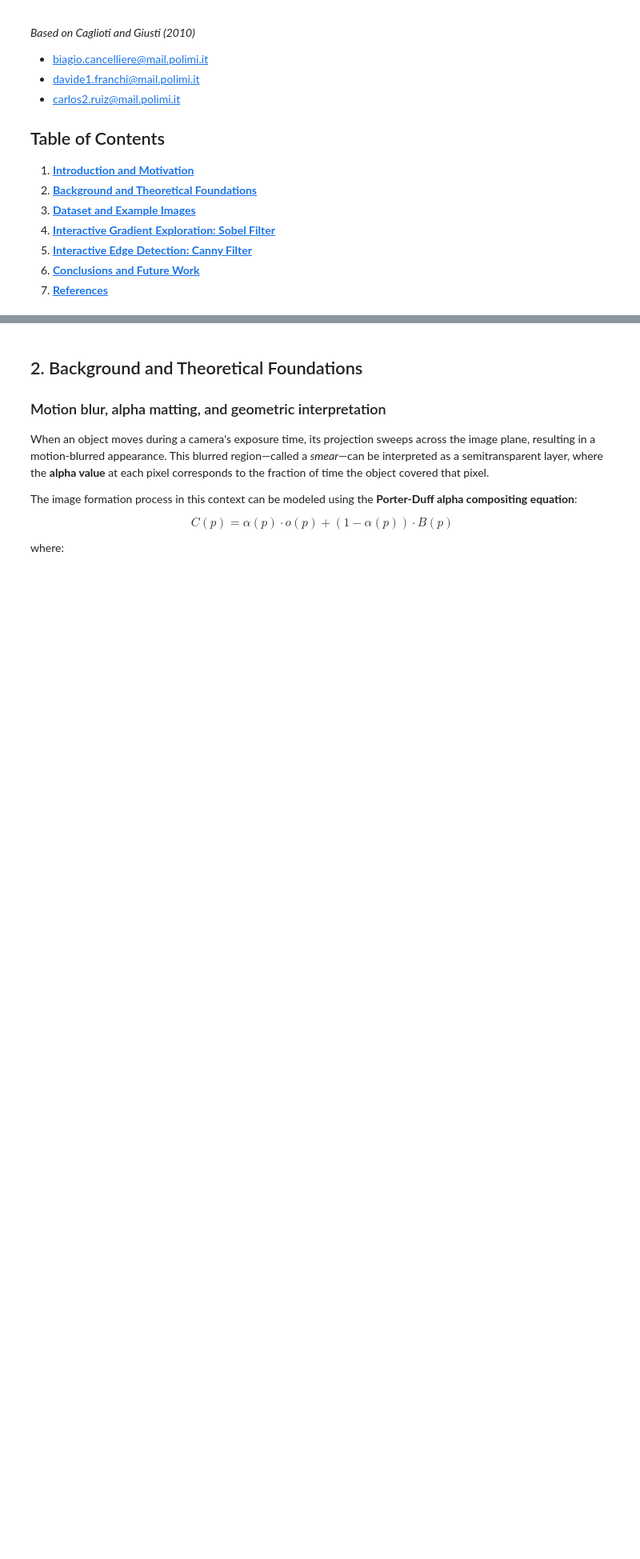
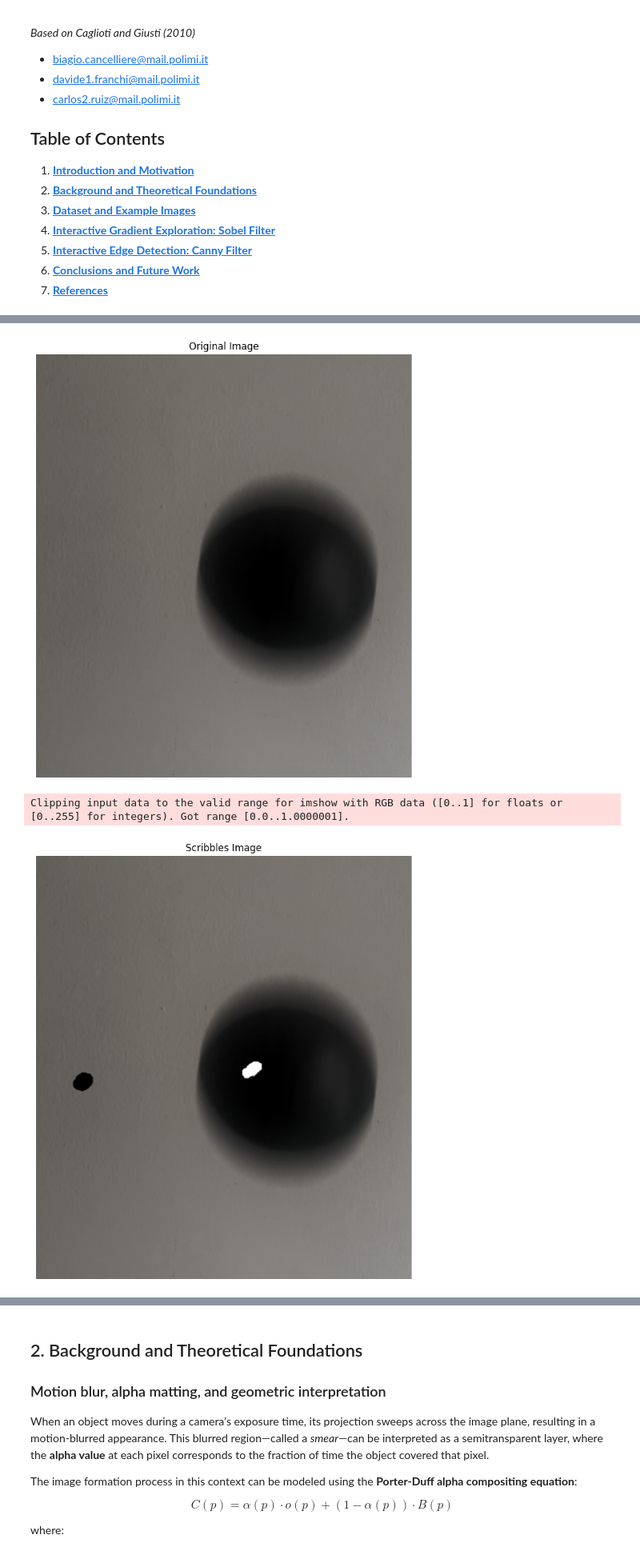
Before and after one commit to Biasinobibi/IACVProject, a Jupyter notebook: notebooks/Motion-Blurred Shape Recognition.ipynb, the cells around one changed output, grey strips where cells are left out. Shown at 80% size. Saved outputs shown, nothing was run; the diff lists cells and outputs as text; code cells hidden in the pictures; blank space fills up the shorter version.

```diff
--- a/notebooks/Motion-Blurred Shape Recognition.ipynb
+++ b/notebooks/Motion-Blurred Shape Recognition.ipynb
@@ -19,0 +49,26 @@
+# %%
+# Install required packages (if not already available)
+# Uncomment the following line if running in a clean environment (e.g., Colab)
+# !pip install opencv-python-headless scipy matplotlib
+
+import numpy as np
+import cv2
+import scipy.sparse
+import scipy.sparse.linalg
+import matplotlib.pyplot as plt
+
+# Configure plots for consistent visual output
+plt.rcParams["figure.figsize"] = (6, 6)
+plt.rcParams["axes.grid"] = False
+
+# Utility for displaying images
+def imshow(img, title=None, cmap=None):
+    if img.ndim == 2:
+        plt.imshow(img, cmap=cmap or "gray")
+    else:
+        # OpenCV uses BGR; convert to RGB for display
+        plt.imshow(cv2.cvtColor(img, cv2.COLOR_BGR2RGB))
+    plt.axis("off")
+    if title:
+        plt.title(title)
+    plt.show()
@@ -19,0 +139,14 @@
+# %%
+# Display original image
+plt.figure(figsize=(12.8, 9.6))
+imshow(image, "Original Image")
+plt.show()
+
+# Display scribbles overlay
+plt.figure(figsize=(12.8, 9.6))
+imshow(scribbles, "Scribbles Image")
+plt.show()
+# %% [output]
+[figure, added]
+Clipping input data to the valid range for imshow with RGB data ([0..1] for floats or [0..255] for integers). Got range [0.0..1.0000001].
+[figure, added]
```
Also changed, not shown: parts of 19 cells of this notebook, 9 other files.
